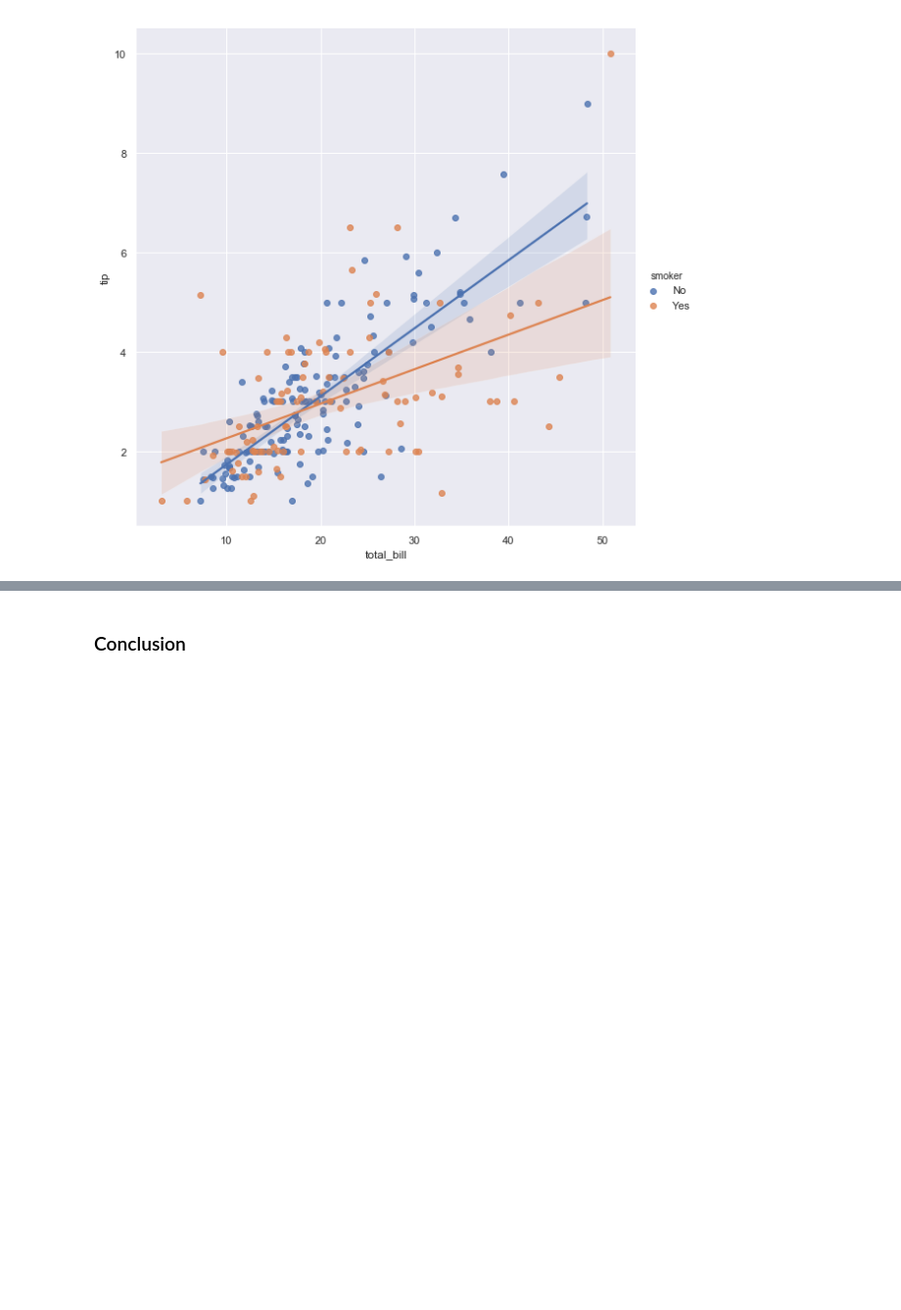
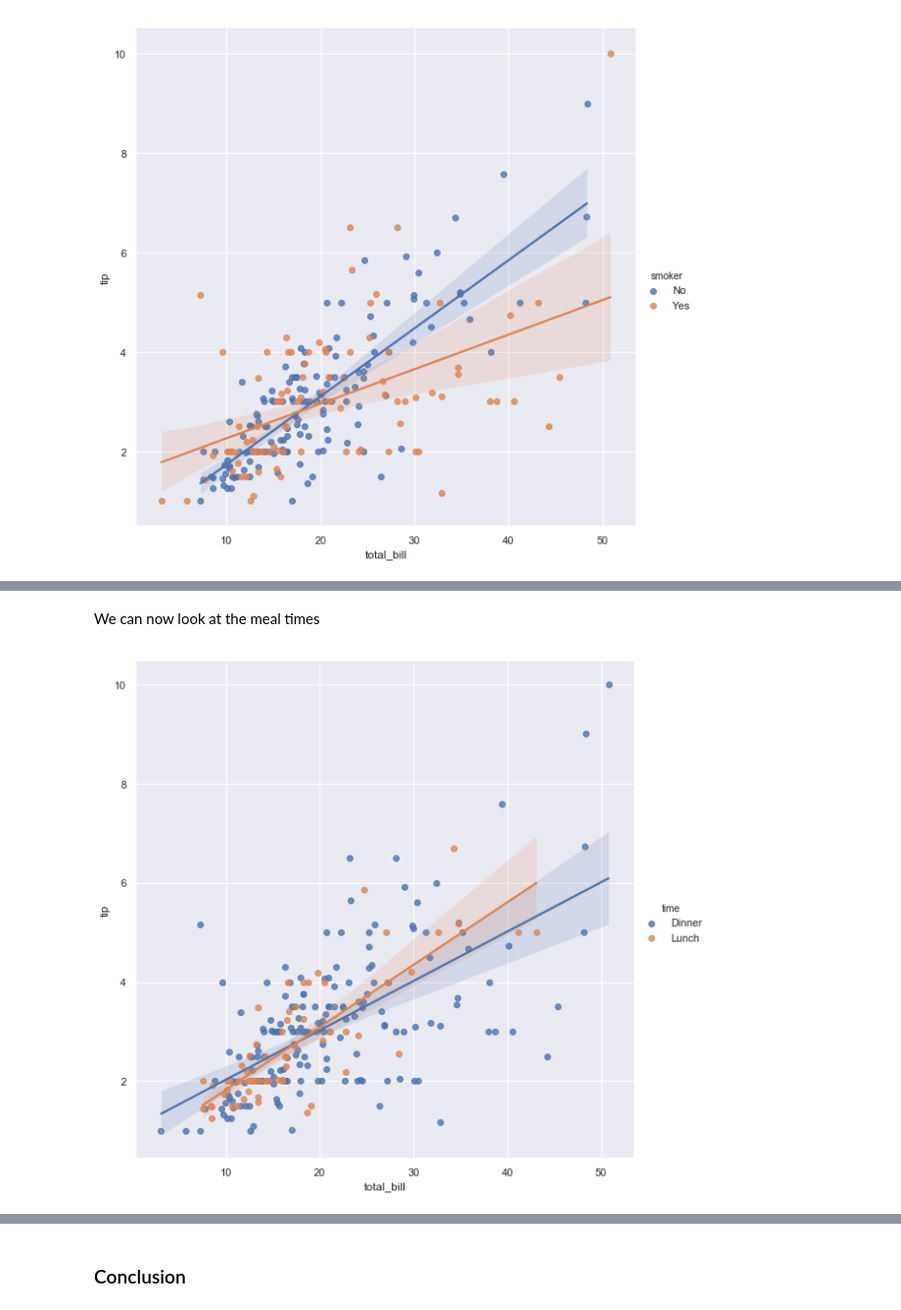
Before and after one commit to EoghanDelaney/FoDA_Assessment_2019, a Jupyter notebook: Assessment.ipynb, the cells around one changed output, grey strips where cells are left out. Shown at 98% size. Saved outputs shown, nothing was run; the diff lists cells and outputs as text; code cells hidden in the pictures; blank space fills up the shorter version.

```diff
--- a/Assessment.ipynb
+++ b/Assessment.ipynb
@@ -290,0 +299,6 @@ g = sns.lmplot(x="total_bill", y="tip", hue="smoker", truncate=True, height=8, d
+# %% [markdown]
+We can now look at the meal times
+# %%
+g = sns.lmplot(x="total_bill", y="tip", hue="time", truncate=True, height=8, data=df)
+# %% [output]
+[figure, added]
```
Also changed, not shown: parts of 6 cells of this notebook.
